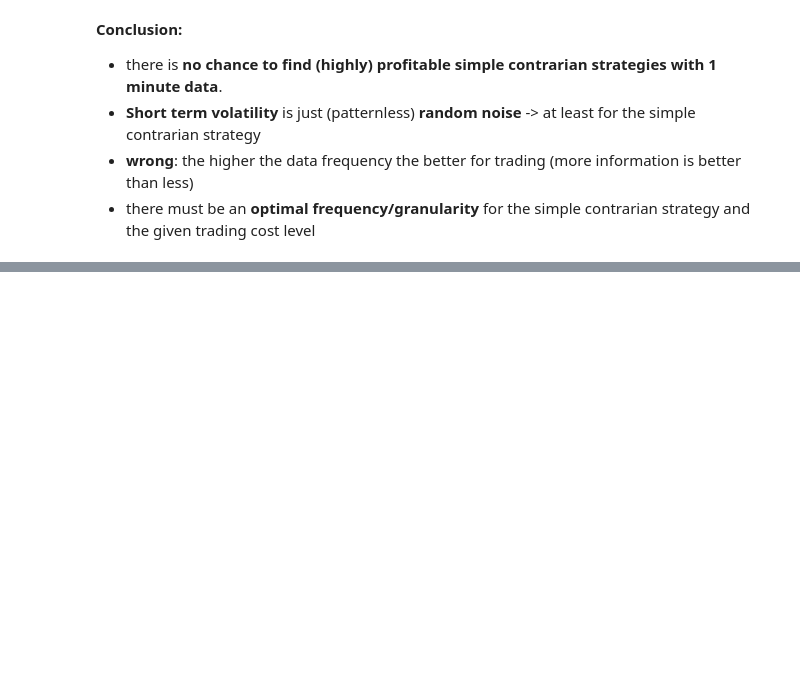
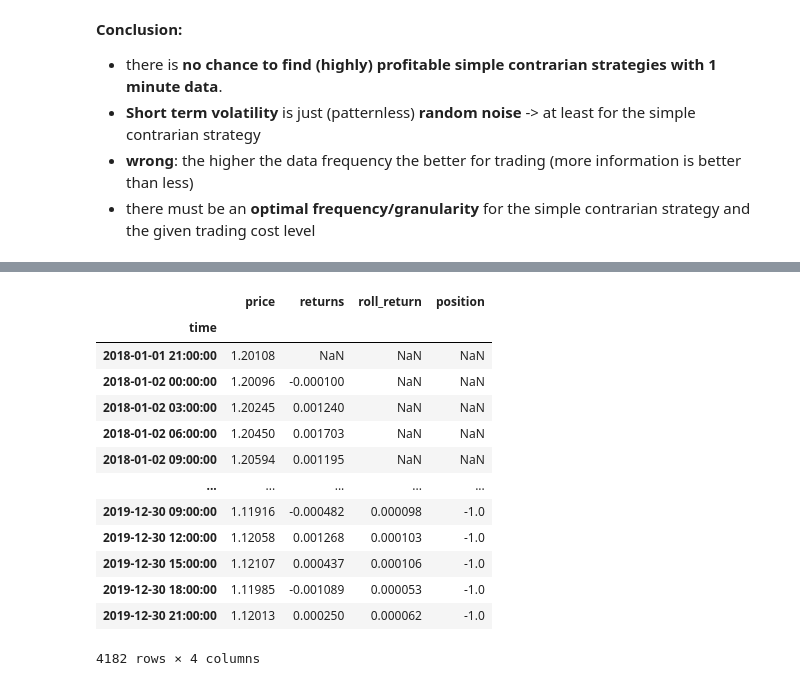
Before and after one commit to mlvhub/quant-learning, a Jupyter notebook: performance-optimization-and-risk-management-for-trading/13-strategy-optimization-smoothing/13-strategy-optimization-smoothing.ipynb, the cells around one changed output, grey strips where cells are left out. Saved outputs shown, nothing was run; the diff lists cells and outputs as text; code cells hidden in the pictures; blank space fills up the shorter version.

```diff
--- a/performance-optimization-and-risk-management-for-trading/13-strategy-optimization-smoothing/13-strategy-optimization-smoothing.ipynb
+++ b/performance-optimization-and-risk-management-for-trading/13-strategy-optimization-smoothing/13-strategy-optimization-smoothing.ipynb
@@ -610,0 +674,3 @@ __Conclusion:__
+# %%
+data["returns"] = np.log(data.price / data.price.shift(1))
+data
@@ -610,0 +694,7 @@ __Conclusion:__
+# %%
+freq = 180
+freq = "{}min".format(freq)
+window = 100
+# %%
+resamp = data.price.to_frame().resample(freq).last().dropna().iloc[:-1]
+resamp
@@ -610,0 +721,4 @@ __Conclusion:__
+# %%
+resamp["returns"] = np.log(resamp / resamp.shift(1))
+resamp["roll_return"] = resamp["returns"].rolling(window).mean()
+resamp
@@ -610,0 +740,18 @@ __Conclusion:__
+# %%
+resamp["position"] = -np.sign(resamp["roll_return"])
+resamp
+# %% [output]
+|  | price | returns | roll_return | position |
+| time |  |  |  |  |
+| 2018-01-01 21:00:00 | 1.20108 | NaN | NaN | NaN |
+| 2018-01-02 00:00:00 | 1.20096 | -0.000100 | NaN | NaN |
+| 2018-01-02 03:00:00 | 1.20245 | 0.001240 | NaN | NaN |
+| 2018-01-02 06:00:00 | 1.20450 | 0.001703 | NaN | NaN |
+| 2018-01-02 09:00:00 | 1.20594 | 0.001195 | NaN | NaN |
+| ... | ... | ... | ... | ... |
+| 2019-12-30 09:00:00 | 1.11916 | -0.000482 | 0.000098 | -1.0 |
+| 2019-12-30 12:00:00 | 1.12058 | 0.001268 | 0.000103 | -1.0 |
+| 2019-12-30 15:00:00 | 1.12107 | 0.000437 | 0.000106 | -1.0 |
+| 2019-12-30 18:00:00 | 1.11985 | -0.001089 | 0.000053 | -1.0 |
+| 2019-12-30 21:00:00 | 1.12013 | 0.000250 | 0.000062 | -1.0 |
+4182 rows × 4 columns
```
Also changed, not shown: parts of 29 cells of this notebook, 1 other file.
